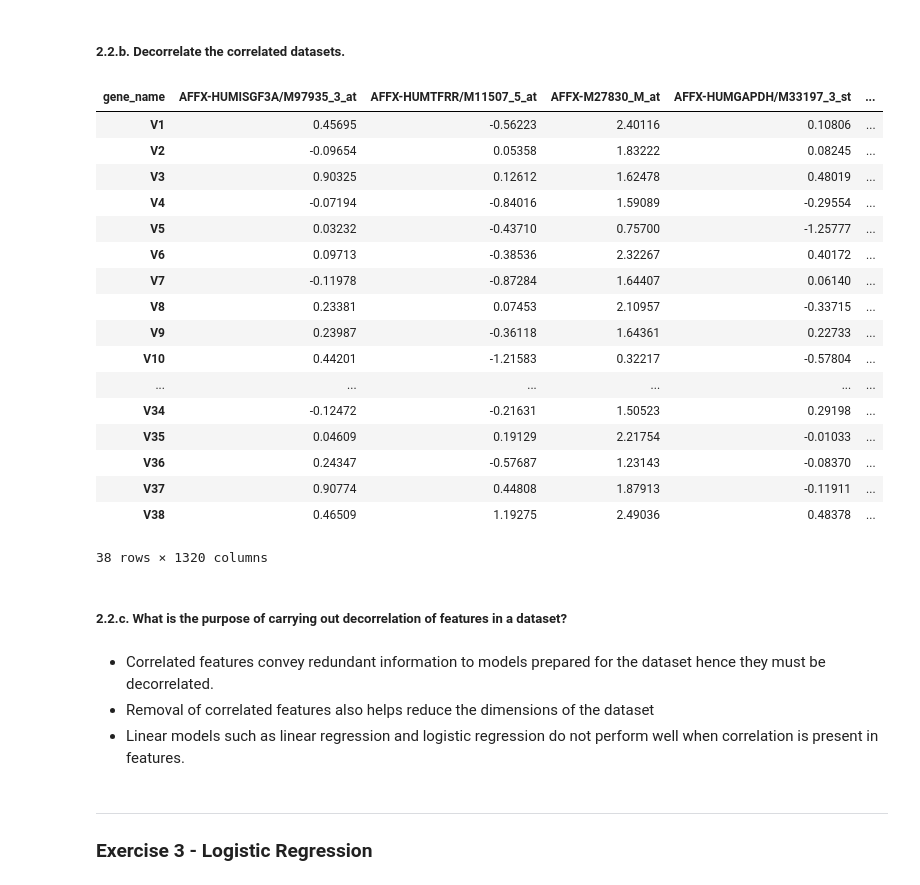
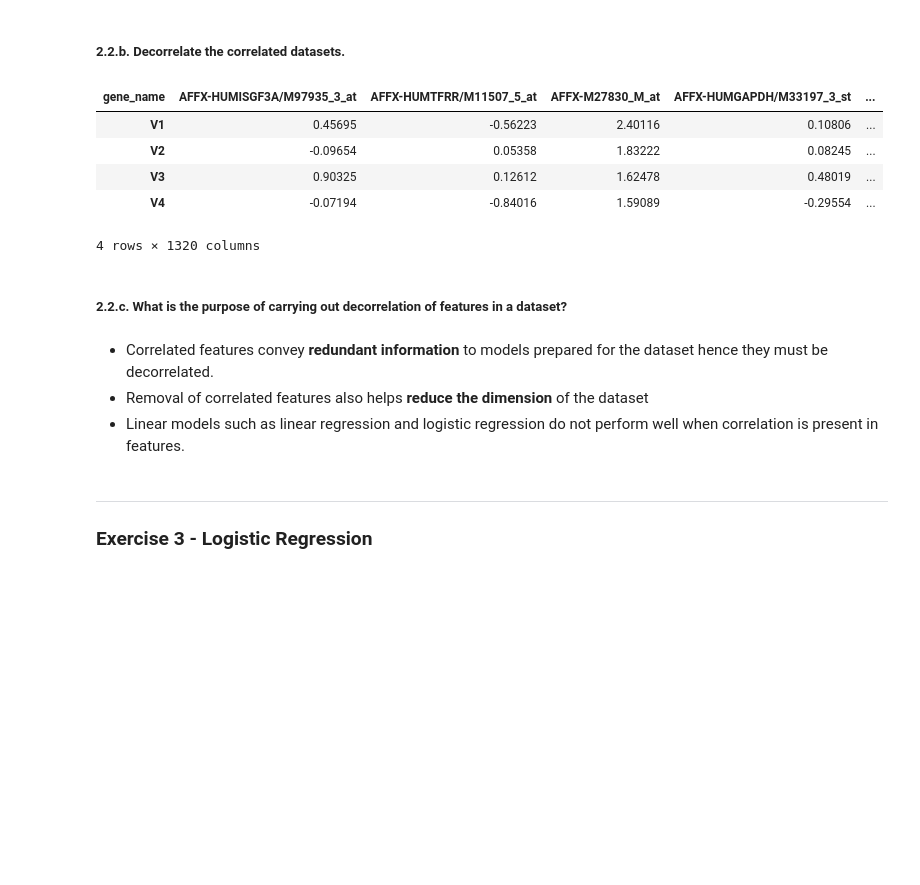
Before and after one commit to FabriceBeaumont/MA-INF_4216_Biomedical_DS_and_AI, a Jupyter notebook: Sheet4/Assignment4_Solutions.ipynb, the cells around one changed output. Saved outputs shown, nothing was run; the diff lists cells and outputs as text; code cells hidden in the pictures; blank space fills up the shorter version.

```diff
--- a/Sheet4/Assignment4_Solutions.ipynb
+++ b/Sheet4/Assignment4_Solutions.ipynb
@@ -423,35 +428,24 @@ print(correlated_features)
 # %% [markdown]
 ##### 2.2.b. Decorrelate the correlated datasets.
 # %%
-# METHOD 1 - dropping correlated features of dataset
+### METHOD 1 - dropping correlated features of dataset
 decorrelated_dataset = feature_matrix.drop(labels=correlated_features, axis=1)
-decorrelated_dataset
+decorrelated_dataset.head(4)
 
-# METHOD 2 - It is also possible to prerform PCA as we have done in exercise 2.1.a to obtain PCAs which are not correlated
+### METHOD 2 - It is also possible to prerform PCA
+### as we have done in exercise 2.1.a to obtain PCAs which are not correlated
 # %% [output]
 | gene_name | AFFX-HUMISGF3A/M97935_3_at | AFFX-HUMTFRR/M11507_5_at | AFFX-M27830_M_at | AFFX-HUMGAPDH/M33197_3_st | ... |
 | V1 | 0.45695 | -0.56223 | 2.40116 | 0.10806 | ... |
 | V2 | -0.09654 | 0.05358 | 1.83222 | 0.08245 | ... |
 | V3 | 0.90325 | 0.12612 | 1.62478 | 0.48019 | ... |
 | V4 | -0.07194 | -0.84016 | 1.59089 | -0.29554 | ... |
-| V5 | 0.03232 | -0.43710 | 0.75700 | -1.25777 | ... |
-| V6 | 0.09713 | -0.38536 | 2.32267 | 0.40172 | ... |
-| V7 | -0.11978 | -0.87284 | 1.64407 | 0.06140 | ... |
-| V8 | 0.23381 | 0.07453 | 2.10957 | -0.33715 | ... |
-| V9 | 0.23987 | -0.36118 | 1.64361 | 0.22733 | ... |
-| V10 | 0.44201 | -1.21583 | 0.32217 | -0.57804 | ... |
-| ... | ... | ... | ... | ... | ... |
-| V34 | -0.12472 | -0.21631 | 1.50523 | 0.29198 | ... |
-| V35 | 0.04609 | 0.19129 | 2.21754 | -0.01033 | ... |
-| V36 | 0.24347 | -0.57687 | 1.23143 | -0.08370 | ... |
-| V37 | 0.90774 | 0.44808 | 1.87913 | -0.11911 | ... |
-| V38 | 0.46509 | 1.19275 | 2.49036 | 0.48378 | ... |
-38 rows × 1320 columns
+4 rows × 1320 columns
 # %% [markdown]
 ##### 2.2.c. What is the purpose of carrying out decorrelation of features in a dataset?
 # %% [markdown]
-- Correlated features convey redundant information to models prepared for the dataset hence they must be decorrelated.
-- Removal of correlated features also helps reduce the dimensions of the dataset
+- Correlated features convey **redundant information** to models prepared for the dataset hence they must be decorrelated.
+- Removal of correlated features also helps **reduce the dimension** of the dataset
 - Linear models such as linear regression and logistic regression do not perform well when correlation is present in features.
 # %% [markdown]
 ---
```
Also changed, not shown: parts of 19 cells of this notebook.
